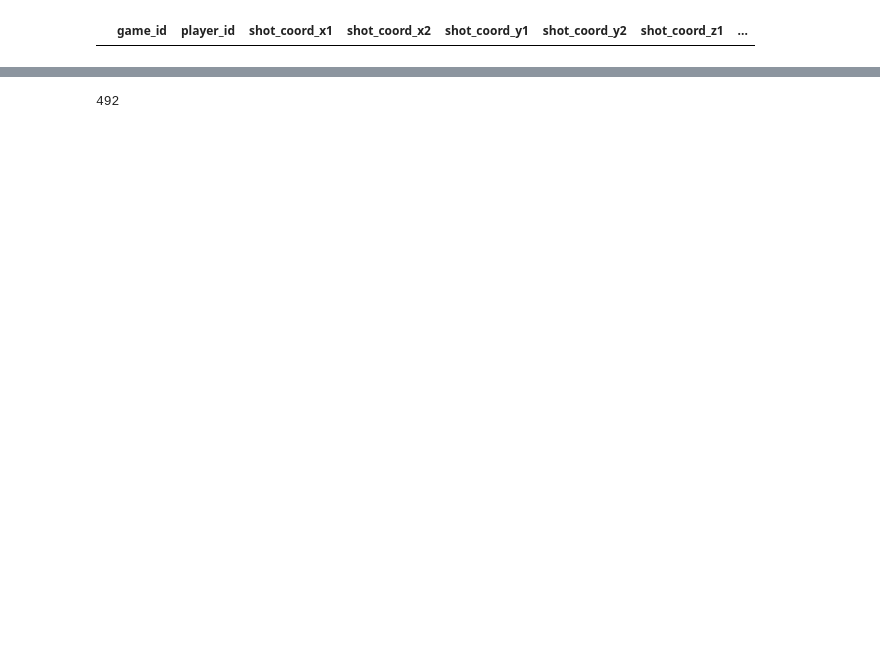
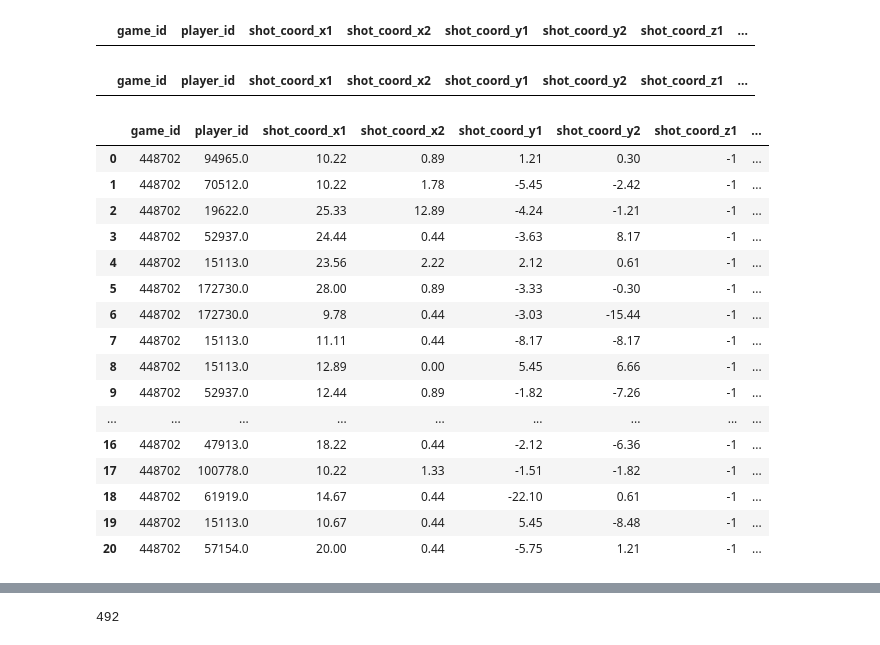
Before and after one commit to d-v-dlee/super_liga_xg, a Jupyter notebook: db_to_df_clean.ipynb, the cells around one changed output, grey strips where cells are left out. Drawn from its saved outputs; the diff is of its cells as text; code cells hidden in the pictures; blank space fills up the shorter version.

```diff
--- a/db_to_df_clean.ipynb
+++ b/db_to_df_clean.ipynb
@@ -230,3 +229,27 @@ create_frame()
 # for game in games:
 #     games_played.append([game['match']['matchId'], game['status']['value']])
 # games_played
+# %%
+create_frame()
+# %% [output]
+|  | game_id | player_id | shot_coord_x1 | shot_coord_x2 | shot_coord_y1 | shot_coord_y2 | shot_coord_z1 | ... |
+# %%
+game_to_cleaned_df(game)
+# %% [output]
+|  | game_id | player_id | shot_coord_x1 | shot_coord_x2 | shot_coord_y1 | shot_coord_y2 | shot_coord_z1 | ... |
+| 0 | 448702 | 94965.0 | 10.22 | 0.89 | 1.21 | 0.30 | -1 | ... |
+| 1 | 448702 | 70512.0 | 10.22 | 1.78 | -5.45 | -2.42 | -1 | ... |
+| 2 | 448702 | 19622.0 | 25.33 | 12.89 | -4.24 | -1.21 | -1 | ... |
+| 3 | 448702 | 52937.0 | 24.44 | 0.44 | -3.63 | 8.17 | -1 | ... |
+| 4 | 448702 | 15113.0 | 23.56 | 2.22 | 2.12 | 0.61 | -1 | ... |
+| 5 | 448702 | 172730.0 | 28.00 | 0.89 | -3.33 | -0.30 | -1 | ... |
+| 6 | 448702 | 172730.0 | 9.78 | 0.44 | -3.03 | -15.44 | -1 | ... |
+| 7 | 448702 | 15113.0 | 11.11 | 0.44 | -8.17 | -8.17 | -1 | ... |
+| 8 | 448702 | 15113.0 | 12.89 | 0.00 | 5.45 | 6.66 | -1 | ... |
+| 9 | 448702 | 52937.0 | 12.44 | 0.89 | -1.82 | -7.26 | -1 | ... |
+| ... | ... | ... | ... | ... | ... | ... | ... | ... |
+| 16 | 448702 | 47913.0 | 18.22 | 0.44 | -2.12 | -6.36 | -1 | ... |
+| 17 | 448702 | 100778.0 | 10.22 | 1.33 | -1.51 | -1.82 | -1 | ... |
+| 18 | 448702 | 61919.0 | 14.67 | 0.44 | -22.10 | 0.61 | -1 | ... |
+| 19 | 448702 | 15113.0 | 10.67 | 0.44 | 5.45 | -8.48 | -1 | ... |
+| 20 | 448702 | 57154.0 | 20.00 | 0.44 | -5.75 | 1.21 | -1 | ... |
```
Also changed, not shown: parts of 22 cells of this notebook, 2 other files.
